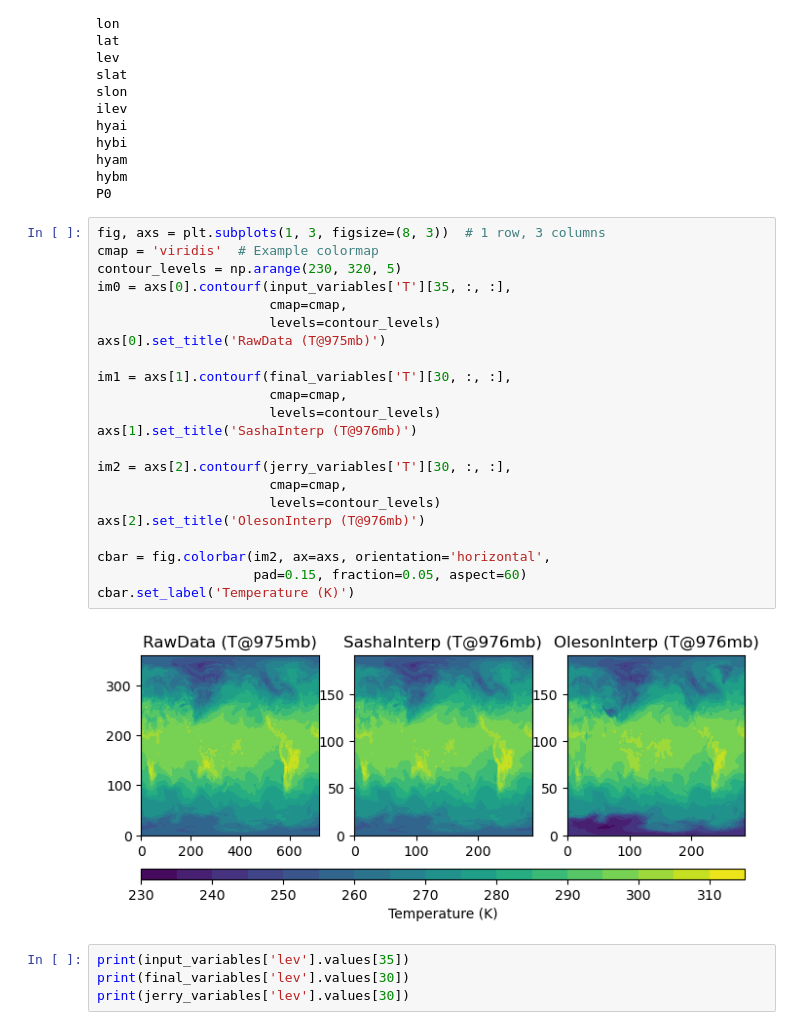
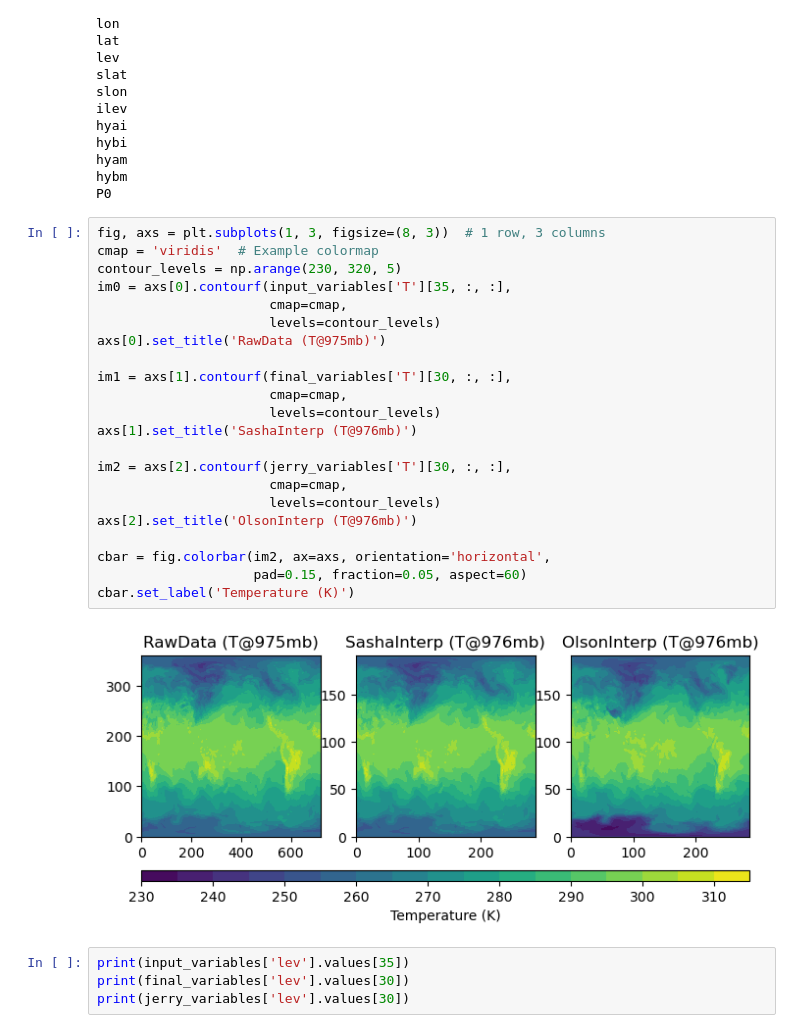
Before and after one commit to sglanvil/makingICs, a Jupyter notebook: grid_NCEP.ipynb, the cells around one changed output. Saved outputs shown, nothing was run; the diff lists cells and outputs as text.

```diff
--- a/grid_NCEP.ipynb
+++ b/grid_NCEP.ipynb
@@ -167,27 +167,27 @@ P0
 # %%
 fig, axs = plt.subplots(1, 3, figsize=(8, 3))  # 1 row, 3 columns
 cmap = 'viridis'  # Example colormap
 contour_levels = np.arange(230, 320, 5)
 im0 = axs[0].contourf(input_variables['T'][35, :, :],
                       cmap=cmap,
                       levels=contour_levels)
 axs[0].set_title('RawData (T@975mb)')
 
 im1 = axs[1].contourf(final_variables['T'][30, :, :],
                       cmap=cmap,
                       levels=contour_levels)
 axs[1].set_title('SashaInterp (T@976mb)')
 
 im2 = axs[2].contourf(jerry_variables['T'][30, :, :],
                       cmap=cmap,
                       levels=contour_levels)
-axs[2].set_title('OlesonInterp (T@976mb)')
+axs[2].set_title('OlsonInterp (T@976mb)')
 
 cbar = fig.colorbar(im2, ax=axs, orientation='horizontal',
                     pad=0.15, fraction=0.05, aspect=60)
 cbar.set_label('Temperature (K)')
 # %% [output]
-[figure, old version]
+[figure, new version]
 # %%
 print(input_variables['lev'].values[35])
 print(final_variables['lev'].values[30])
```
